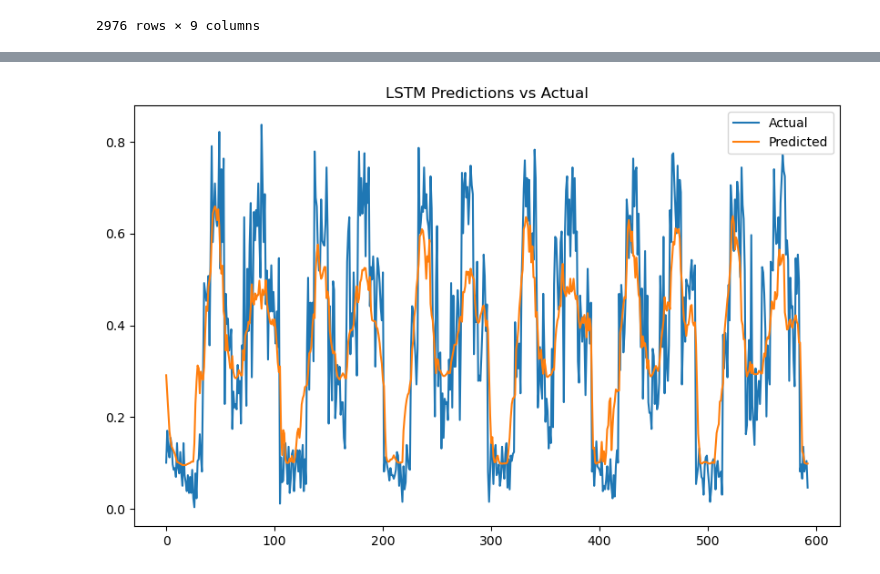
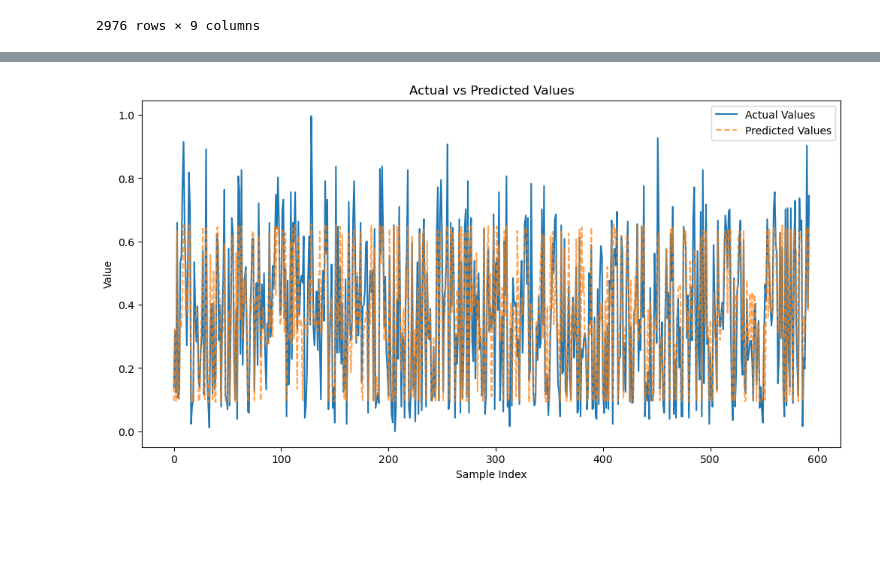
Before and after one commit to JakeRSchwartz/TrafficAI, a Jupyter notebook: Congestion_Prediction.ipynb, the cells around one changed output, grey strips where cells are left out. Drawn from its saved outputs; the diff is of its cells as text; code cells hidden in the pictures; blank space fills up the shorter version.

```diff
--- a/Congestion_Prediction.ipynb
+++ b/Congestion_Prediction.ipynb
@@ -84,7 +84,7 @@ X_seq, y_seq = create_sequences(X, y, time_steps)
 # %%
 from sklearn.model_selection import train_test_split
 
-X_train, X_test, y_train, y_test = train_test_split(X_seq, y_seq, test_size=0.2, shuffle=False)
+X_train, X_test, y_train, y_test = train_test_split(X_seq, y_seq, test_size=0.2, random_state=42)
 # %%
 X_train = X_train.astype('float32')
 X_test = X_test.astype('float32')
@@ -137,0 +215,16 @@ Test Loss: 0.016004620119929314, Test MAE: 0.09976279735565186
+# %%
+history3 = model3.fit(
+    X_train, y_train,
+    validation_data=(X_test, y_test),
+    epochs=50,
+    batch_size=32,
+    verbose=1,
+    callbacks=[
+        EarlyStopping(monitor='val_loss', patience=5, restore_best_weights=True),
+        ReduceLROnPlateau(monitor='val_loss', factor=0.5, patience=3, min_lr=1e-6)
+    ]
+)
+
+loss, mae = model3.evaluate(X_test, y_test, verbose=1)
+print(f"RNN Validation Loss: {loss}")
+print(f"RNN Validation MAE: {mae}")
@@ -138,13 +268,17 @@ Test Loss: 0.016004620119929314, Test MAE: 0.09976279735565186
 # %%
 import matplotlib.pyplot as plt
+import numpy as np
 
-y_pred = model.predict(X_test)
+# Generate predictions
+y_pred = model3.predict(X_test)
 
-# Plot predictions vs actual
-plt.figure(figsize=(10, 6))
-plt.plot(y_test, label='Actual')
-plt.plot(y_pred, label='Predicted')
+# Plot the actual vs predicted values as overlapping lines
+plt.figure(figsize=(12, 6))
+plt.plot(y_test, label='Actual Values', alpha=1)
+plt.plot(y_pred, label='Predicted Values',linestyle='--', alpha=0.7)
+plt.title('Actual vs Predicted Values')
+plt.xlabel('Sample Index')
+plt.ylabel('Value')
 plt.legend()
-plt.title('LSTM Predictions vs Actual')
 plt.show()
 # %% [output]
@@ -152 +286 @@ plt.show()
-[figure, old version]
+[figure, new version]
```
Also changed, not shown: parts of 20 cells of this notebook, 4 other files.
